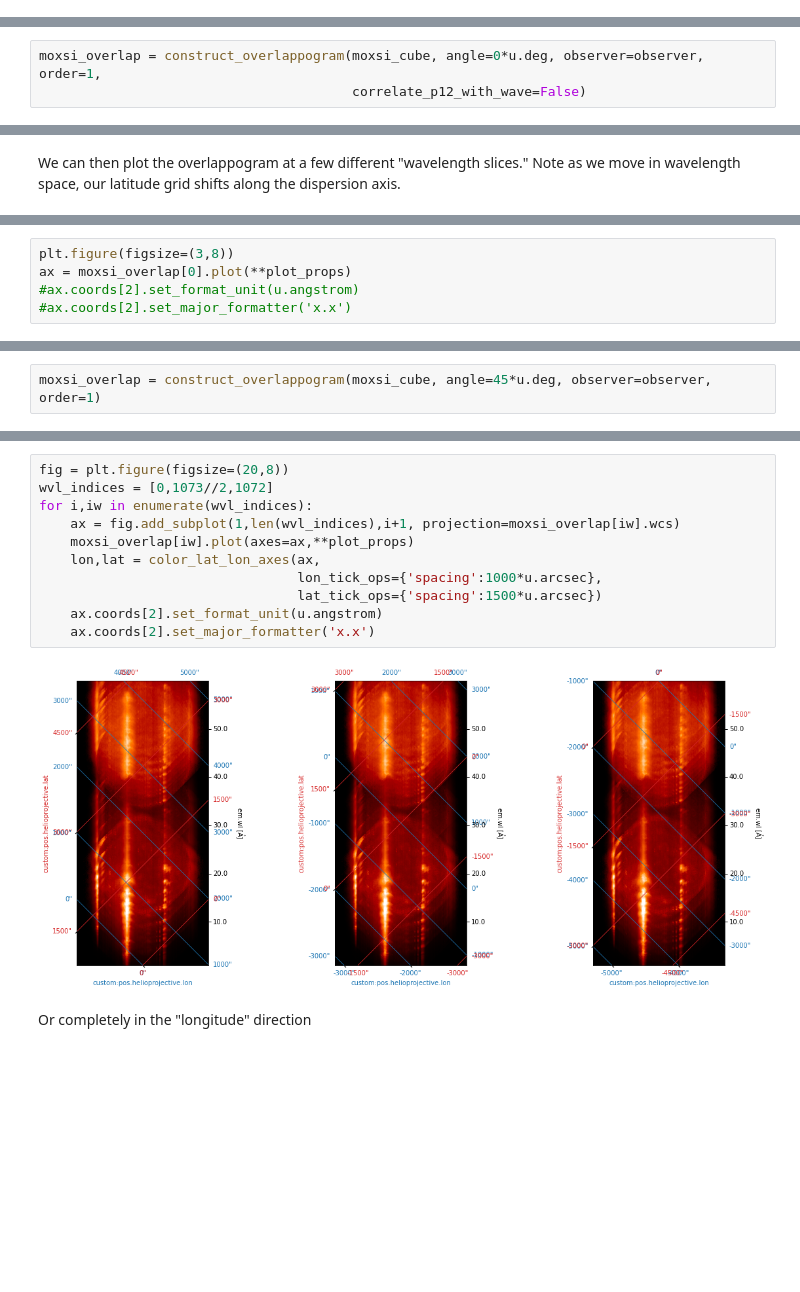
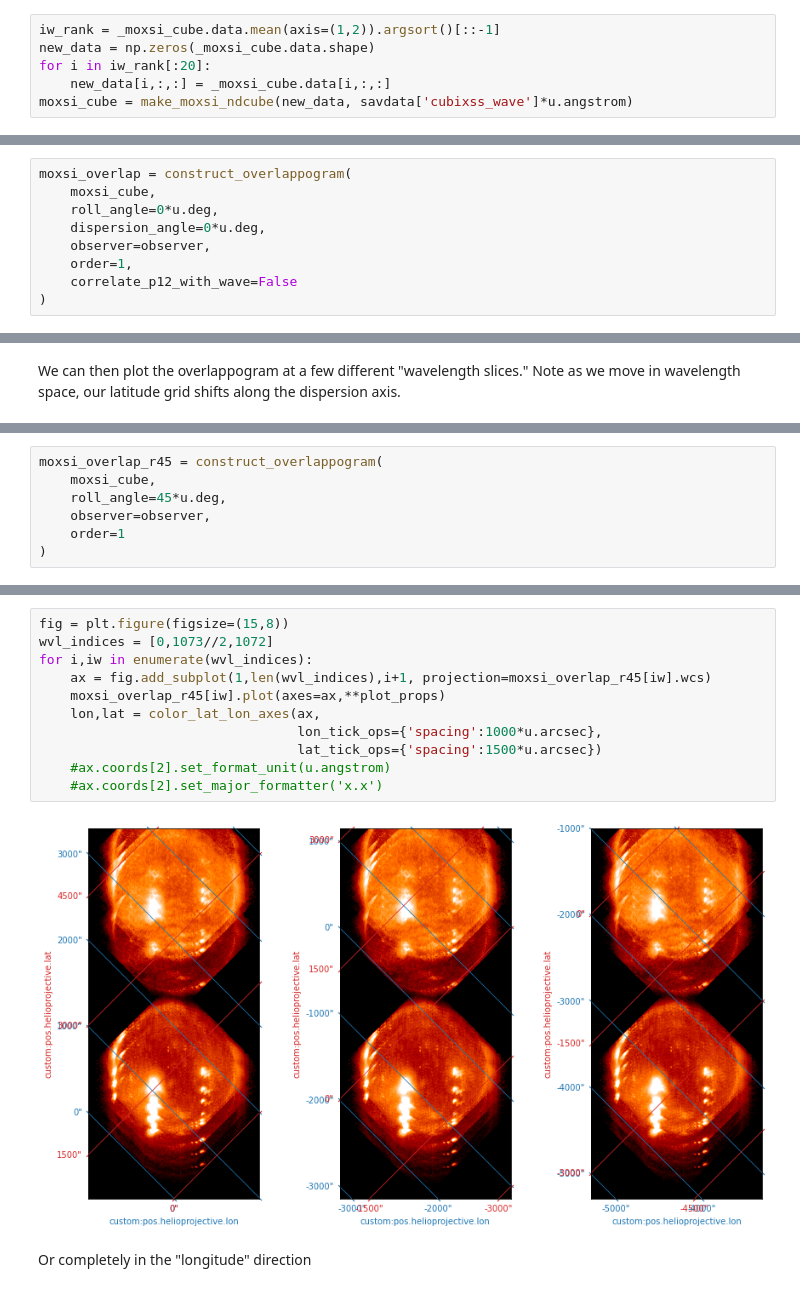
Before and after one commit to wtbarnes/moxsi-science-planning, a Jupyter notebook: notebooks/overlappogram-wcs-demo.ipynb, the cells around one changed output, grey strips where cells are left out. Saved outputs shown, nothing was run; the diff lists cells and outputs as text; blank space fills up the shorter version.

Commit message:
fix dispersion angle

```diff
--- a/notebooks/overlappogram-wcs-demo.ipynb
+++ b/notebooks/overlappogram-wcs-demo.ipynb
@@ -56,0 +76,6 @@ WARNING: target cannot be converted to ICRS, so will not be set on SpectralCoord
+# %%
+iw_rank = _moxsi_cube.data.mean(axis=(1,2)).argsort()[::-1]
+new_data = np.zeros(_moxsi_cube.data.shape)
+for i in iw_rank[:20]:
+    new_data[i,:,:] = _moxsi_cube.data[i,:,:]
+moxsi_cube = make_moxsi_ndcube(new_data, savdata['cubixss_wave']*u.angstrom)
@@ -59,6 +86,12 @@ We can then flatten this to an overlappogram, specifying the roll angle (angle b
 # %%
 observer = get_earth()
 # %%
-moxsi_overlap = construct_overlappogram(moxsi_cube, angle=0*u.deg, observer=observer, order=1,
-                                        correlate_p12_with_wave=False)
+moxsi_overlap = construct_overlappogram(
+    moxsi_cube,
+    roll_angle=0*u.deg,
+    dispersion_angle=0*u.deg,
+    observer=observer,
+    order=1,
+    correlate_p12_with_wave=False
+)
 # %% [output]
@@ -85,5 +112,0 @@ for i,iw in enumerate(wvl_indices):
-# %%
-plt.figure(figsize=(3,8))
-ax = moxsi_overlap[0].plot(**plot_props)
-#ax.coords[2].set_format_unit(u.angstrom)
-#ax.coords[2].set_major_formatter('x.x')
@@ -94,4 +117,9 @@ We can also choose to orient the pixel (and thus the dispersion) axis at some no
 # %%
-moxsi_overlap = construct_overlappogram(moxsi_cube, angle=45*u.deg, observer=observer, order=1)
+moxsi_overlap_r45 = construct_overlappogram(
+    moxsi_cube,
+    roll_angle=45*u.deg,
+    observer=observer,
+    order=1
+)
 # %% [output]
 WARNING: target cannot be converted to ICRS, so will not be set on SpectralCoord [astropy.wcs.wcsapi.fitswcs]
@@ -99,16 +127,16 @@ WARNING: FITSFixedWarning: 'datfix' made the change 'Set MJD-OBS to 59642.022547
 # %%
-fig = plt.figure(figsize=(20,8))
+fig = plt.figure(figsize=(15,8))
 wvl_indices = [0,1073//2,1072]
 for i,iw in enumerate(wvl_indices):
-    ax = fig.add_subplot(1,len(wvl_indices),i+1, projection=moxsi_overlap[iw].wcs)
-    moxsi_overlap[iw].plot(axes=ax,**plot_props)
+    ax = fig.add_subplot(1,len(wvl_indices),i+1, projection=moxsi_overlap_r45[iw].wcs)
+    moxsi_overlap_r45[iw].plot(axes=ax,**plot_props)
     lon,lat = color_lat_lon_axes(ax,
                                  lon_tick_ops={'spacing':1000*u.arcsec},
                                  lat_tick_ops={'spacing':1500*u.arcsec})
-    ax.coords[2].set_format_unit(u.angstrom)
-    ax.coords[2].set_major_formatter('x.x')
+    #ax.coords[2].set_format_unit(u.angstrom)
+    #ax.coords[2].set_major_formatter('x.x')
 # %% [output]
-[figure, old version]
+[figure, new version]
 # %% [markdown]
 Or completely in the "longitude" direction
 # %%
```
Also changed, not shown: parts of 41 cells of this notebook, 2 other files.
